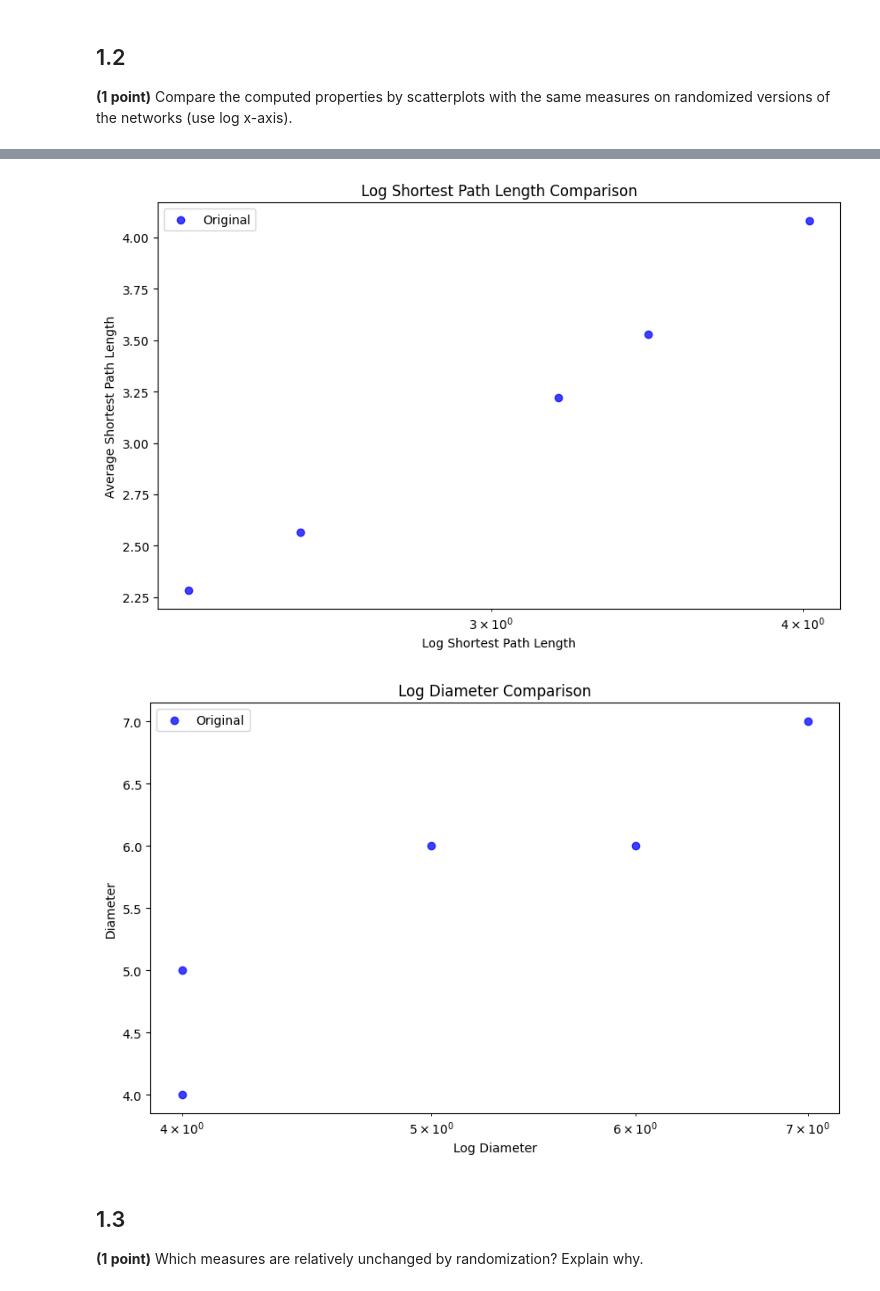
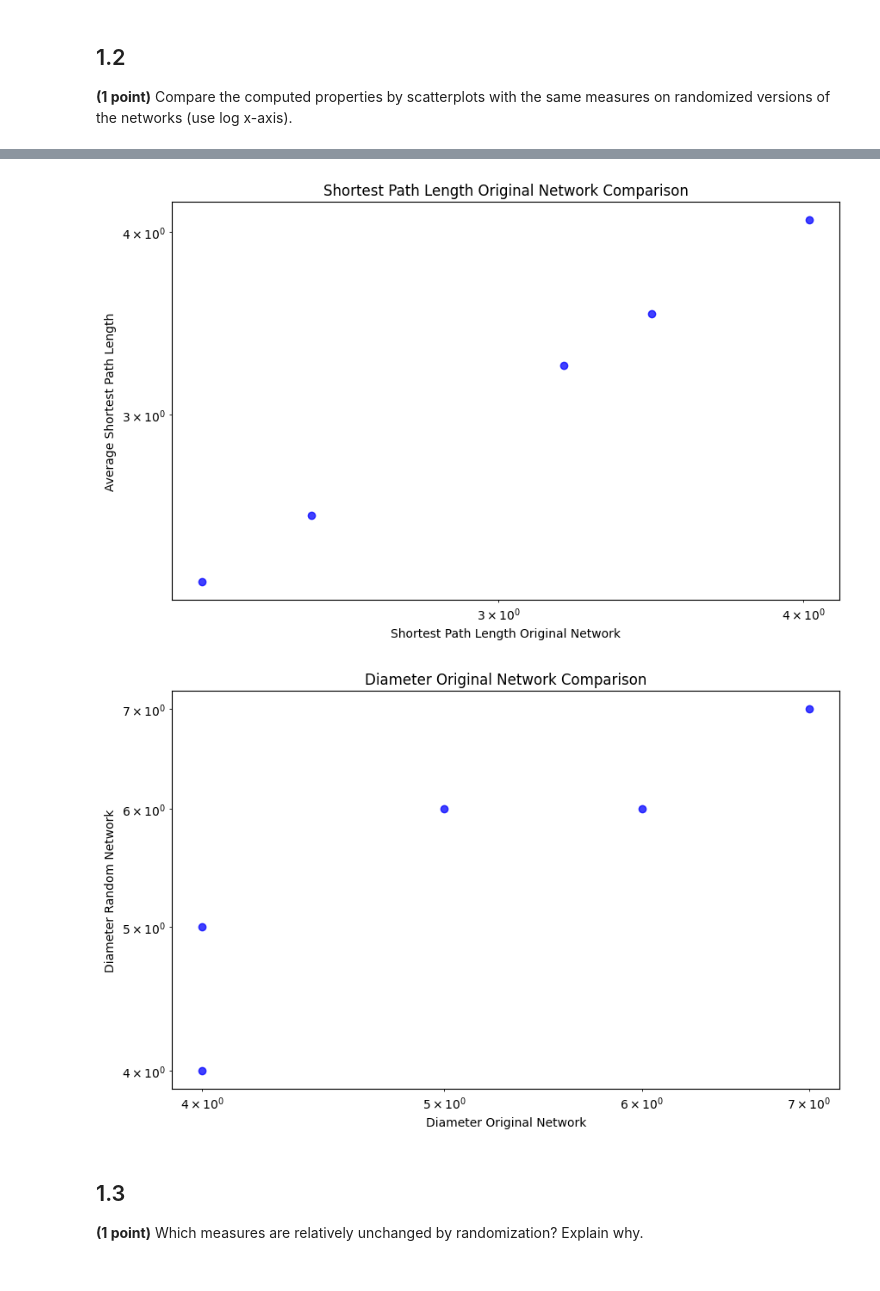
Before and after one commit to liamti5/UZH-Network-Science, a Jupyter notebook: a6/assignment6_Liam_Tessendorf_Maximilian_von_Willich.ipynb, the cells around one changed output, grey strips where cells are left out. Cells and saved outputs as stored; diff of their text form; code cells hidden in the pictures.

Commit message:
Assignment 6 - Fix 1.1 and 1.2 with mulitple random graphs and take average over them

```diff
--- a/a6/assignment6_Liam_Tessendorf_Maximilian_von_Willich.ipynb
+++ b/a6/assignment6_Liam_Tessendorf_Maximilian_von_Willich.ipynb
@@ -32,5 +26,30 @@ randomized_graphs = [
    - Assortativity
    - Average shortest path length
    - Diameter
+# %%
+N_values = [50, 100, 500, 1000, 5000]
+
+barabasi_graphs = [nx.barabasi_albert_graph(n, m=3, seed=42) for n in N_values]
+
+randomized_measures = []
+randomized_graphs = []
+n_trials = 50
+for g in barabasi_graphs:
+    avg_clust_rand, assortativity_rand, avg_shortest_path_rand, dia_rand = [], [], [], []
+    for _ in range(n_trials):
+        random_graph = nx.random_reference(g, connectivity=False, seed=None)
+        randomized_graphs.append(random_graph)
+        avg_clust_rand.append(nx.average_clustering(random_graph))
+        assortativity_rand.append(nx.degree_assortativity_coefficient(random_graph))
+        avg_shortest_path_rand.append(nx.average_shortest_path_length(random_graph))
+        dia_rand = nx.diameter(random_graph)
+
+    randomized_measures.append({
+        'N': len(g),
+        'avg_clustering': np.mean(avg_clust_rand),
+        'assortativity': np.mean(assortativity_rand),
+        'avg_shortest_path': np.mean(avg_shortest_path_rand),
+        'diameter': np.mean(dia_rand)
+    })
 # %%
 avg_clust = [nx.average_clustering(g) for g in barabasi_graphs]
@@ -50,33 +65,34 @@ dia_rand = [nx.diameter(g) for g in randomized_graphs]
 # %%
 def plot_comparison(x, y, label_x, label_y):
     x = [abs(x) for x in x]
+    y = [abs(y) for y in y]
     plt.figure(figsize=(10, 6))
     plt.scatter(x, y, label="Original", color="blue", alpha=0.75)
     plt.xscale("log")
+    plt.yscale("log")
     plt.xlabel(label_x)
     plt.ylabel(label_y)
-    plt.legend()
     plt.title(label_x + " Comparison")
     plt.show()
 
-
 plot_comparison(
     avg_clust,
-    avg_clust_rand,
-    "Log Clustering Coefficient",
+    list(map(lambda x: x["avg_clustering"], randomized_measures)),
+    "Clustering Coefficient Original Network",
     "Average Clustering Coefficient Random Network",
 )
 plot_comparison(
     assortativity,
-    assortativity_rand,
-    "Log Assortativity",
+    list(map(lambda x: x["assortativity"], randomized_measures)),
+    "Assortativity Original Network",
     "Assortativity Random Network",
 )
 plot_comparison(
     avg_shortest_path,
-    avg_shortest_path_rand,
-    "Log Shortest Path Length",
+    list(map(lambda x: x["avg_shortest_path"], randomized_measures)),
+    "Shortest Path Length Original Network",
     "Average Shortest Path Length",
 )
-plot_comparison(dia, dia_rand, "Log Diameter", "Diameter")
+plot_comparison(dia, list(map(lambda x: x["diameter"], randomized_measures))
+                , "Diameter Original Network", "Diameter Random Network")
 # %% [output]
@@ -85,5 +101,5 @@ plot_comparison(dia, dia_rand, "Log Diameter", "Diameter")
-[figure, old version]
+[figure, new version]
-[figure, old version]
+[figure, new version]
 # %% [markdown]
 ## 1.3
 
```
Also changed, not shown: parts of 4 cells of this notebook.
